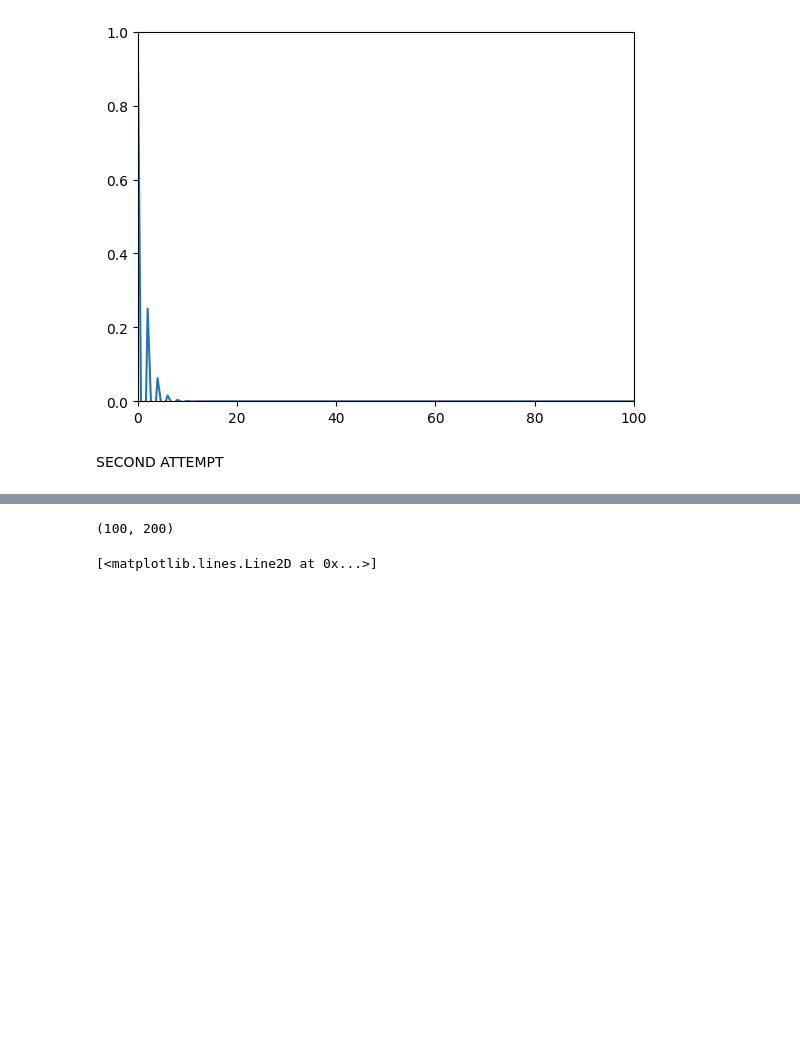
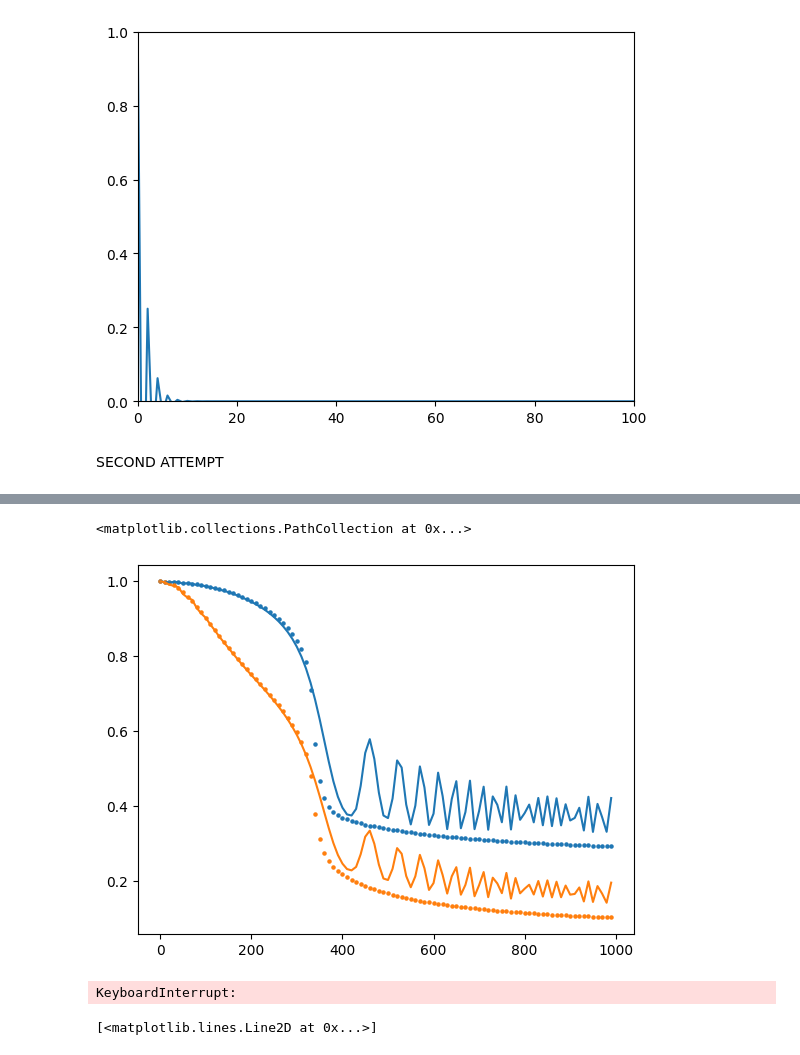
Before and after one commit to KristianMunnikhuis/subsystem_loschmidt_echo, a Jupyter notebook: scripts/mutual_info/exact_diag/Integrable Ising Model/analytics_KIBBLEZUREK.ipynb, the cells around one changed output, grey strips where cells are left out. Drawn from its saved outputs; the diff is of its cells as text; code cells hidden in the pictures; blank space fills up the shorter version.

```diff
--- a/scripts/mutual_info/exact_diag/Integrable Ising Model/analytics_KIBBLEZUREK.ipynb
+++ b/scripts/mutual_info/exact_diag/Integrable Ising Model/analytics_KIBBLEZUREK.ipynb
@@ -240,6 +467,39 @@ for i in range(len(k)):
 # %%
+h_t = []
+dat=[]
+dat2=[]
+dat3=[]
+gs1=[]
+gs2=[]
+gs3=[]
+for ti in range(0,len(t_eval),10):
+    t = t_eval[ti]
+    ht = h(t,tau,h0)
+    h_t.append(ti)
+    Ugs= U(k,ht)
+    U0= U_t[:,:,ti]
+    dat.append(P_n(2,U0,k))
+    dat2.append(P_n(4,U0,k))
+  #  dat3.append(P_n(6,U0,k))
+    gs1.append(P_n(2,Ugs,k))
+    gs2.append(P_n(4,Ugs,k))
+ #   gs3.append(P_n(6,Ugs,k))
+dat = np.array(dat)
+dat2 = np.array(dat2)
+gs1= np.array(gs1)
+gs2 = np.array(gs2)
+
+plot(h_t,dat)
+plt.scatter(h_t,gs1,s=5)
+plot(h_t,dat2)
+plt.scatter(h_t,gs2,s=5)
+
+
+#plt.plot(h_t,np.log(dat2/dat**2))
+#plt.scatter(h_t,np.log(gs2/gs1**2),s=5)
 # %% [output]
-(100, 200)
+<matplotlib.collections.PathCollection at 0x...>
+[figure, added]
 # %%
 from scipy.integrate import solve_ivp
 import numpy as np
@@ -267,7 +527,7 @@ J = 1.0
 k_vals = (2 * np.arange(-L//2, L//2) + 1) * np.pi / L
 
 tau_0 = 1/min(epsilon(k_vals,1))
-ratios = np.linspace(0.5, 0.05, 20)  # or any number of points
+ratios = np.linspace(0.5, 0.1, 5)  # or any number of points
 taus = tau_0 / ratios
 
 
@@ -290,6 +550,8 @@ for tau in taus:
     DAT.append(U_t)
     args = [U_t[:,:,-1],k_vals,1]
     TRUST.append(1-BA(args))
+# %% [output]
+KeyboardInterrupt:
 # %%
 plt.plot(tau_0/taus,np.array(TRUST)/2)
 plt.plot(tau_0/taus,(2*taus)**(-1/2)/3.14)
```
Also changed, not shown: parts of 14 cells of this notebook.
